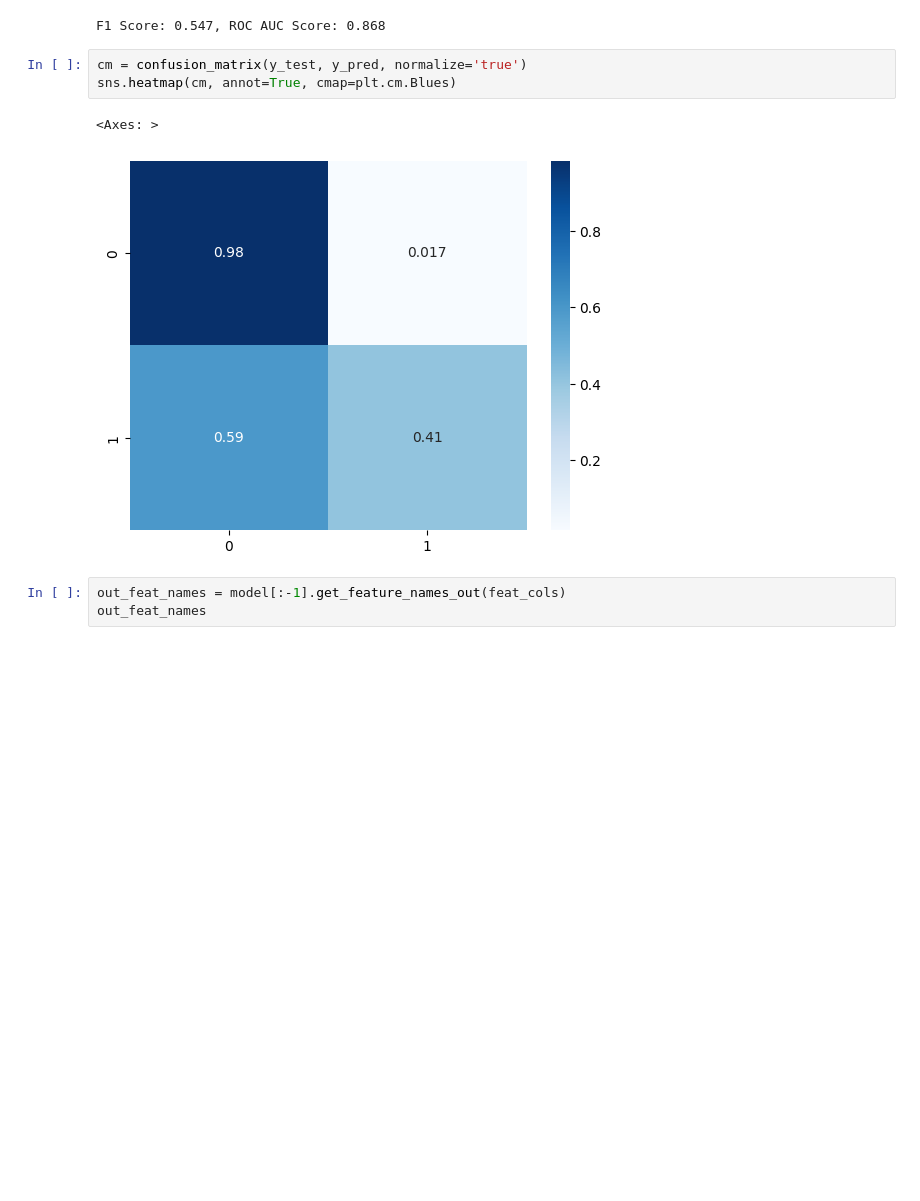
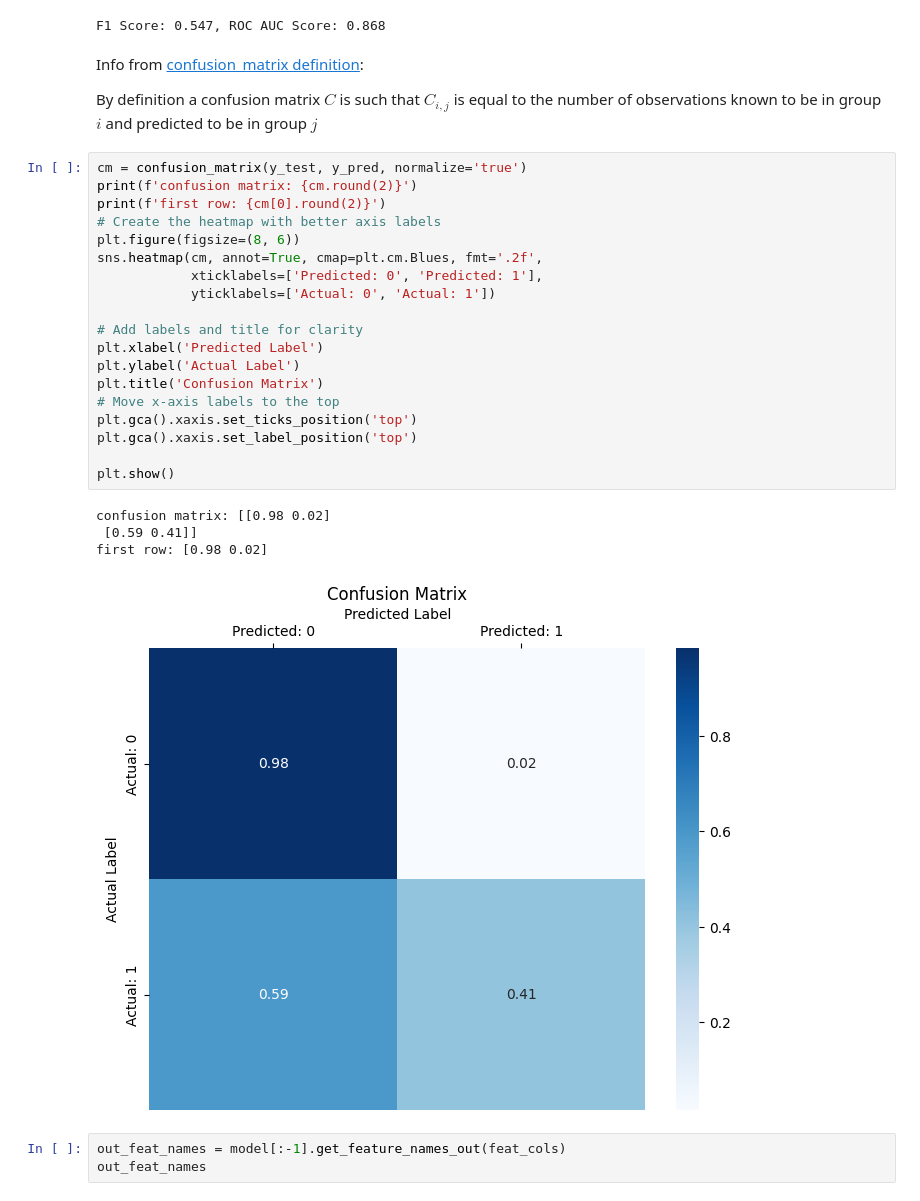
Before and after one commit to rpgd60/open-source-mlops-e2e, a Jupyter notebook: notebooks/TrainChurnModel.ipynb, the cells around one changed output. Saved outputs shown, nothing was run; the diff lists cells and outputs as text; blank space fills up the shorter version.

```diff
--- a/notebooks/TrainChurnModel.ipynb
+++ b/notebooks/TrainChurnModel.ipynb
@@ -90,12 +125,34 @@ roc_auc = roc_auc_score(y_test, y_prob[:, 1])
 print(f"F1 Score: {f1:.3f}, ROC AUC Score: {roc_auc:.3f}")
 # %% [output]
 F1 Score: 0.547, ROC AUC Score: 0.868
+# %% [markdown]
+Info from [confusion_matrix definition](https://scikit-learn.org/stable/modules/generated/sklearn.metrics.confusion_matrix.html):
+
+By definition a confusion matrix $C$ is such that $C_{i, j}$ is equal to the number of observations known to be in group $i$ and predicted to be in group $j$
 # %%
 cm = confusion_matrix(y_test, y_pred, normalize='true')
-sns.heatmap(cm, annot=True, cmap=plt.cm.Blues)
+print(f'confusion matrix: {cm.round(2)}')
+print(f'first row: {cm[0].round(2)}')
+# Create the heatmap with better axis labels
+plt.figure(figsize=(8, 6))
+sns.heatmap(cm, annot=True, cmap=plt.cm.Blues, fmt='.2f',
+            xticklabels=['Predicted: 0', 'Predicted: 1'],
+            yticklabels=['Actual: 0', 'Actual: 1'])
+
+# Add labels and title for clarity
+plt.xlabel('Predicted Label')
+plt.ylabel('Actual Label')
+plt.title('Confusion Matrix')
+# Move x-axis labels to the top
+plt.gca().xaxis.set_ticks_position('top')
+plt.gca().xaxis.set_label_position('top')
+
+plt.show()
 # %% [output]
-<Axes: >
+confusion matrix: [[0.98 0.02]
+ [0.59 0.41]]
+first row: [0.98 0.02]
-[figure, old version]
+[figure, new version]
 # %%
 out_feat_names = model[:-1].get_feature_names_out(feat_cols)
 out_feat_names
```
Also changed, not shown: parts of 6 cells of this notebook.
